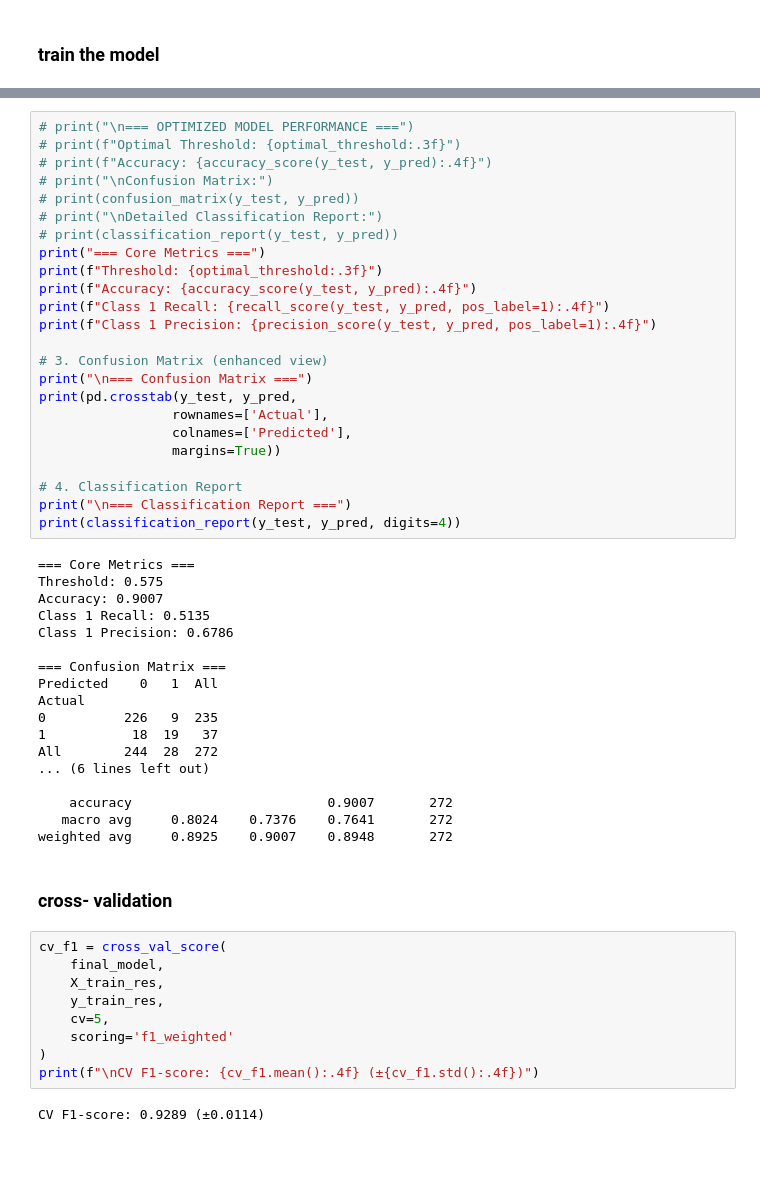
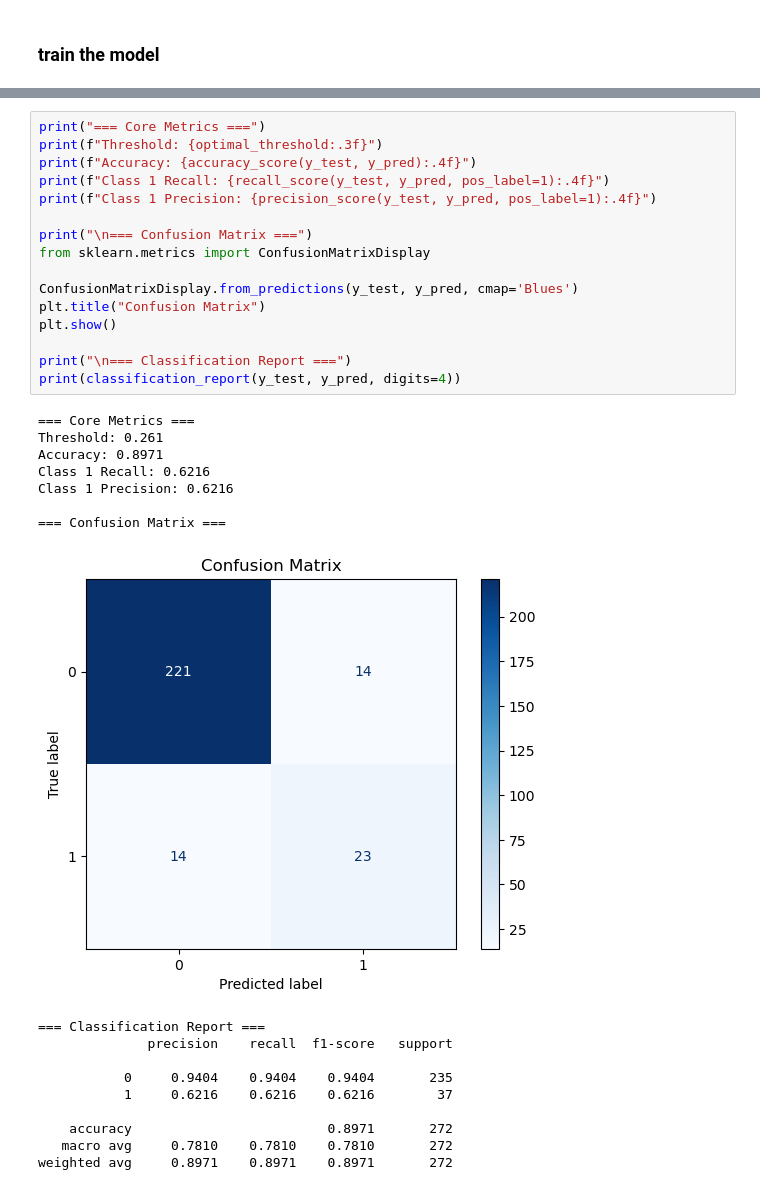
Before and after one commit to SherinDZerogithub/ML-Wine-Predicting-Model-CS1, a Jupyter notebook: wine_quality_predicting_model/notebooks/FC211038_KavindiHewawasam/svm.ipynb, the cells around one changed output, grey strips where cells are left out. Saved outputs shown, nothing was run; the diff lists cells and outputs as text; blank space fills up the shorter version.

```diff
--- a/wine_quality_predicting_model/notebooks/FC211038_KavindiHewawasam/svm.ipynb
+++ b/wine_quality_predicting_model/notebooks/FC211038_KavindiHewawasam/svm.ipynb
@@ -399,55 +469,34 @@ Classification Report (includes precision, recall, F1-score)
 # %%
-# print("\n=== OPTIMIZED MODEL PERFORMANCE ===")
-# print(f"Optimal Threshold: {optimal_threshold:.3f}")
-# print(f"Accuracy: {accuracy_score(y_test, y_pred):.4f}")
-# print("\nConfusion Matrix:")
-# print(confusion_matrix(y_test, y_pred))
-# print("\nDetailed Classification Report:")
-# print(classification_report(y_test, y_pred))
 print("=== Core Metrics ===")
 print(f"Threshold: {optimal_threshold:.3f}")
 print(f"Accuracy: {accuracy_score(y_test, y_pred):.4f}")
 print(f"Class 1 Recall: {recall_score(y_test, y_pred, pos_label=1):.4f}")
 print(f"Class 1 Precision: {precision_score(y_test, y_pred, pos_label=1):.4f}")
 
-# 3. Confusion Matrix (enhanced view)
 print("\n=== Confusion Matrix ===")
-print(pd.crosstab(y_test, y_pred,
-                 rownames=['Actual'],
-                 colnames=['Predicted'],
-                 margins=True))
+from sklearn.metrics import ConfusionMatrixDisplay
 
-# 4. Classification Report
+ConfusionMatrixDisplay.from_predictions(y_test, y_pred, cmap='Blues')
+plt.title("Confusion Matrix")
+plt.show()
+
 print("\n=== Classification Report ===")
 print(classification_report(y_test, y_pred, digits=4))
 # %% [output]
 === Core Metrics ===
-Threshold: 0.575
-Accuracy: 0.9007
-Class 1 Recall: 0.5135
-Class 1 Precision: 0.6786
+Threshold: 0.261
+Accuracy: 0.8971
+Class 1 Recall: 0.6216
+Class 1 Precision: 0.6216
 
 === Confusion Matrix ===
-Predicted    0   1  All
-Actual
-0          226   9  235
-1           18  19   37
-All        244  28  272
-... (6 lines left out)
-
-    accuracy                         0.9007       272
-   macro avg     0.8024    0.7376    0.7641       272
-weighted avg     0.8925    0.9007    0.8948       272
+[figure, added]
+=== Classification Report ===
+              precision    recall  f1-score   support
+
+           0     0.9404    0.9404    0.9404       235
+           1     0.6216    0.6216    0.6216        37
+
+    accuracy                         0.8971       272
+   macro avg     0.7810    0.7810    0.7810       272
+weighted avg     0.8971    0.8971    0.8971       272
-# %% [markdown]
-### cross- validation
-# %%
-cv_f1 = cross_val_score(
-    final_model,
-    X_train_res,
-    y_train_res,
-    cv=5,
-    scoring='f1_weighted'
-)
-print(f"\nCV F1-score: {cv_f1.mean():.4f} (±{cv_f1.std():.4f})")
-# %% [output]
-CV F1-score: 0.9289 (±0.0114)
```
Also changed, not shown: parts of 19 cells of this notebook.
